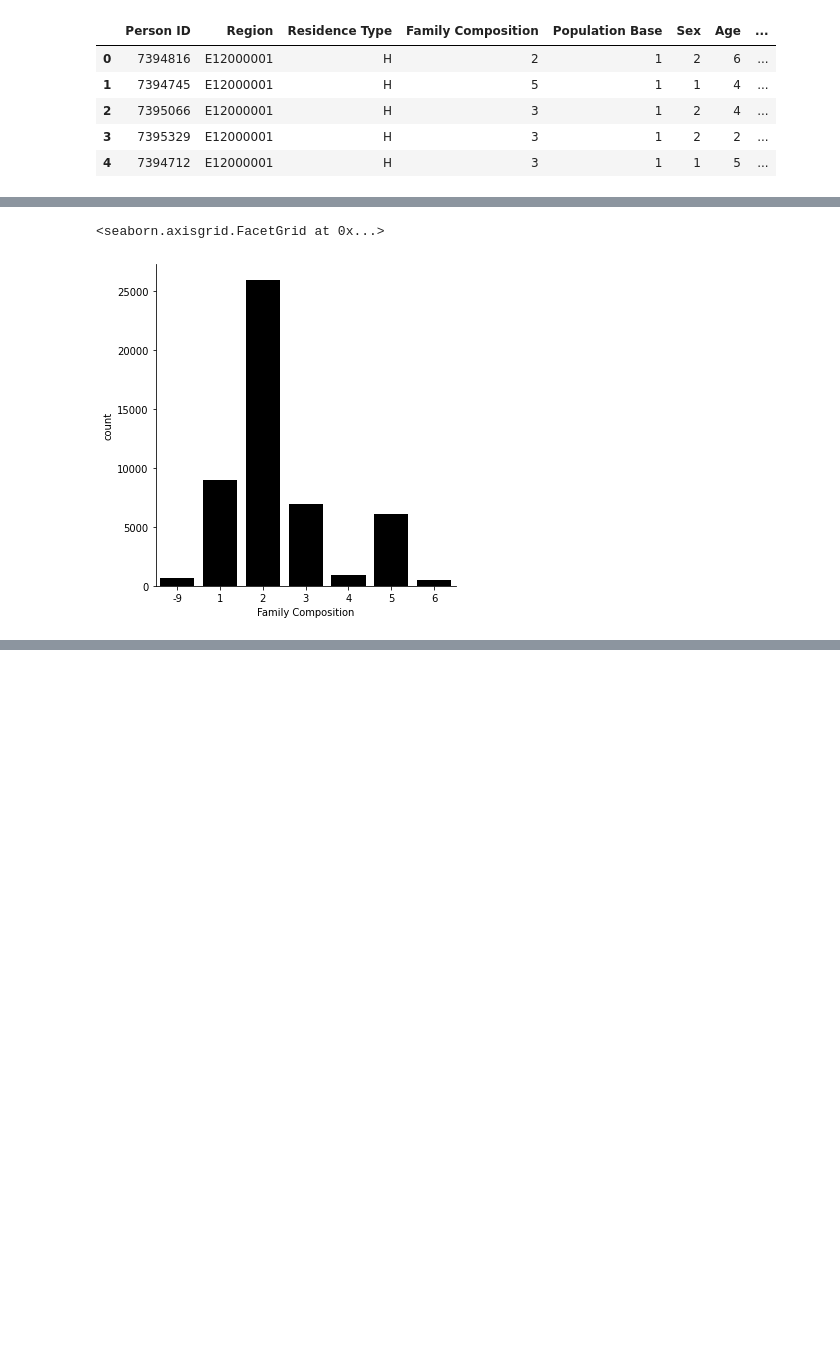
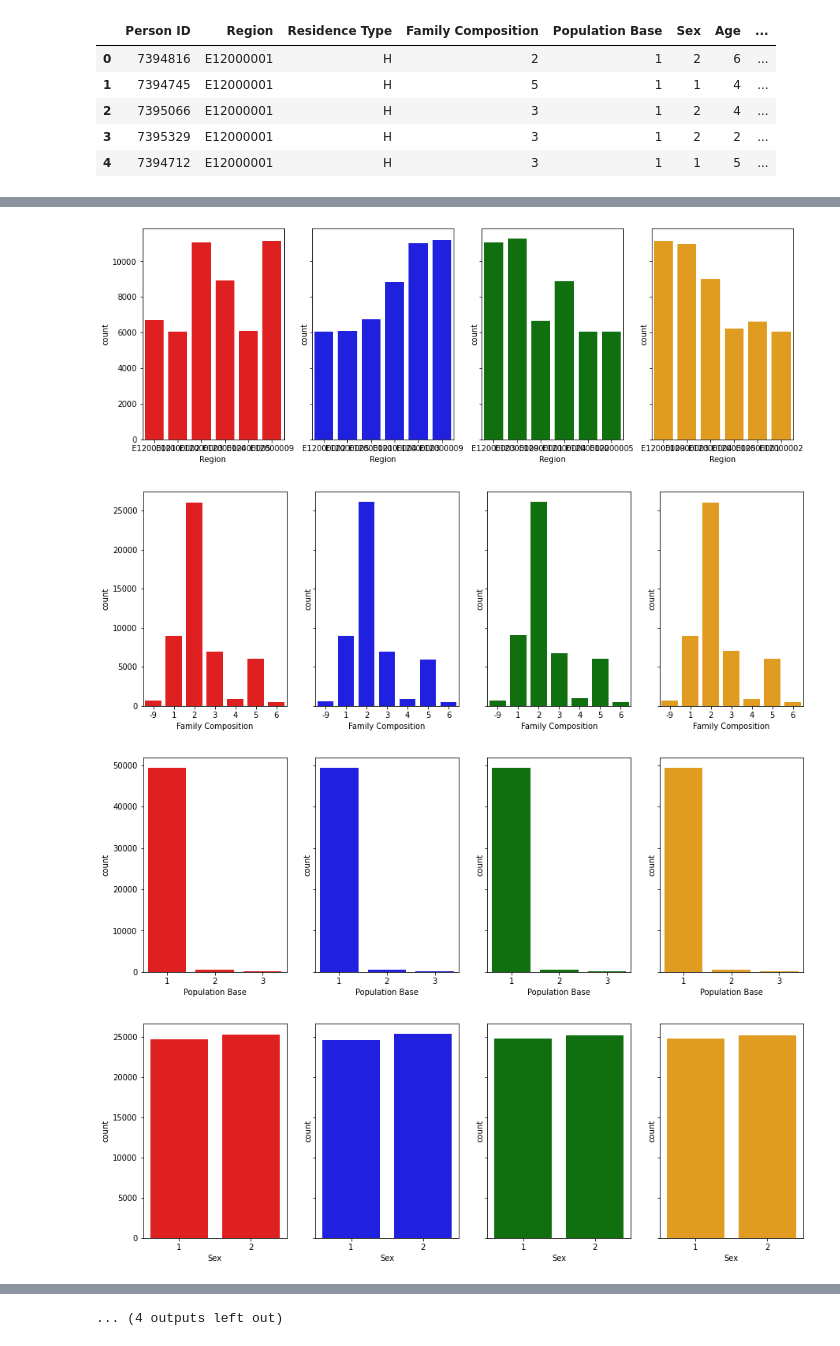
Before and after one commit to alan-turing-institute/QUIPP-pipeline, a Jupyter notebook: notebooks/Census 2011 Microdata - Synthetic Data Generation with QUIPP.ipynb, the cells around one changed output, grey strips where cells are left out. Drawn from its saved outputs; the diff is of its cells as text; code cells hidden in the pictures; blank space fills up the shorter version.

```diff
--- a/notebooks/Census 2011 Microdata - Synthetic Data Generation with QUIPP.ipynb
+++ b/notebooks/Census 2011 Microdata - Synthetic Data Generation with QUIPP.ipynb
@@ -83,6 +88,3 @@ census_dataset.head()
 | 2 | 7395066 | E12000001 | H | 3 | 1 | 2 | 4 | ... |
 | 3 | 7395329 | E12000001 | H | 3 | 1 | 2 | 2 | ... |
 | 4 | 7394712 | E12000001 | H | 3 | 1 | 1 | 5 | ... |
-# %%
-for col in synthetic_data_1.columns:
-    sns.catplot(data=synthetic_data_1, x=col, kind='count', color='black') # normalise y axis if possible
@@ -103,5 +91,17 @@ for col in synthetic_data_1.columns:
-# %%
-sns.catplot(data=census_dataset, x="Family Composition", kind='count', color='black') # grid (these)
-# %% [output]
-<seaborn.axisgrid.FacetGrid at 0x...>
-[figure, removed]
+# %%
+interesting_columns = [i for i in list(census_dataset.columns) if i != 'Person ID' and i != 'Residence Type']
+# %%
+for col in interesting_columns: # normalise y axis if possible
+    fig, ax = plt.subplots(1,4, sharey=True)
+    sns.countplot(data=census_dataset, x=col, color='red', ax=ax[0])
+    sns.countplot(data=synthetic_data_1, x=col, color='blue', ax=ax[1])
+    sns.countplot(data=synthetic_data_2, x=col, color='green', ax=ax[2])
+    sns.countplot(data=synthetic_data_3, x=col, color='orange', ax=ax[3])
+#     plt.xticks(rotation=45)
+    fig.set_size_inches(15, 5)
+    fig.show()
+# %% [output]
+[figure, added]
+[figure, added]
+[figure, added]
+[figure, added]
@@ -107,0 +116 @@ sns.catplot(data=census_dataset, x="Family Composition", kind='count', color='bl
+... (4 outputs left out)
```
Also changed, not shown: parts of 9 cells of this notebook, 1 other file.
